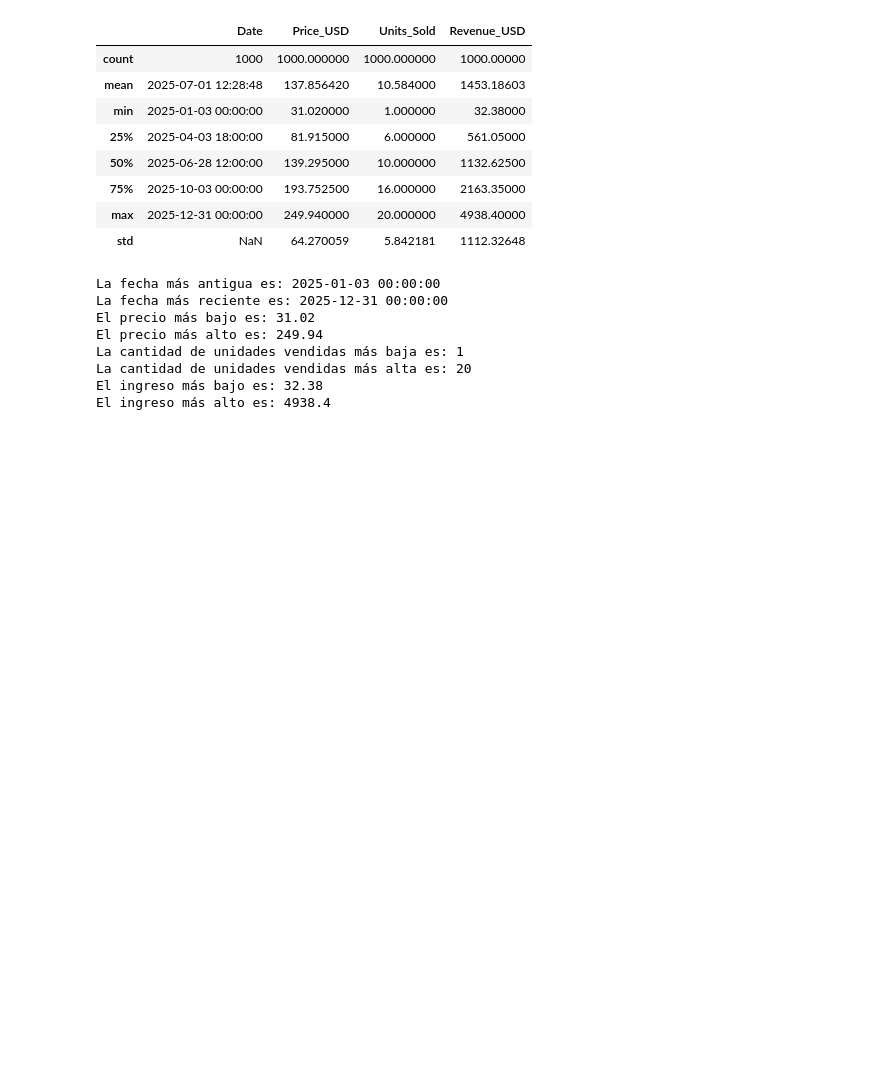
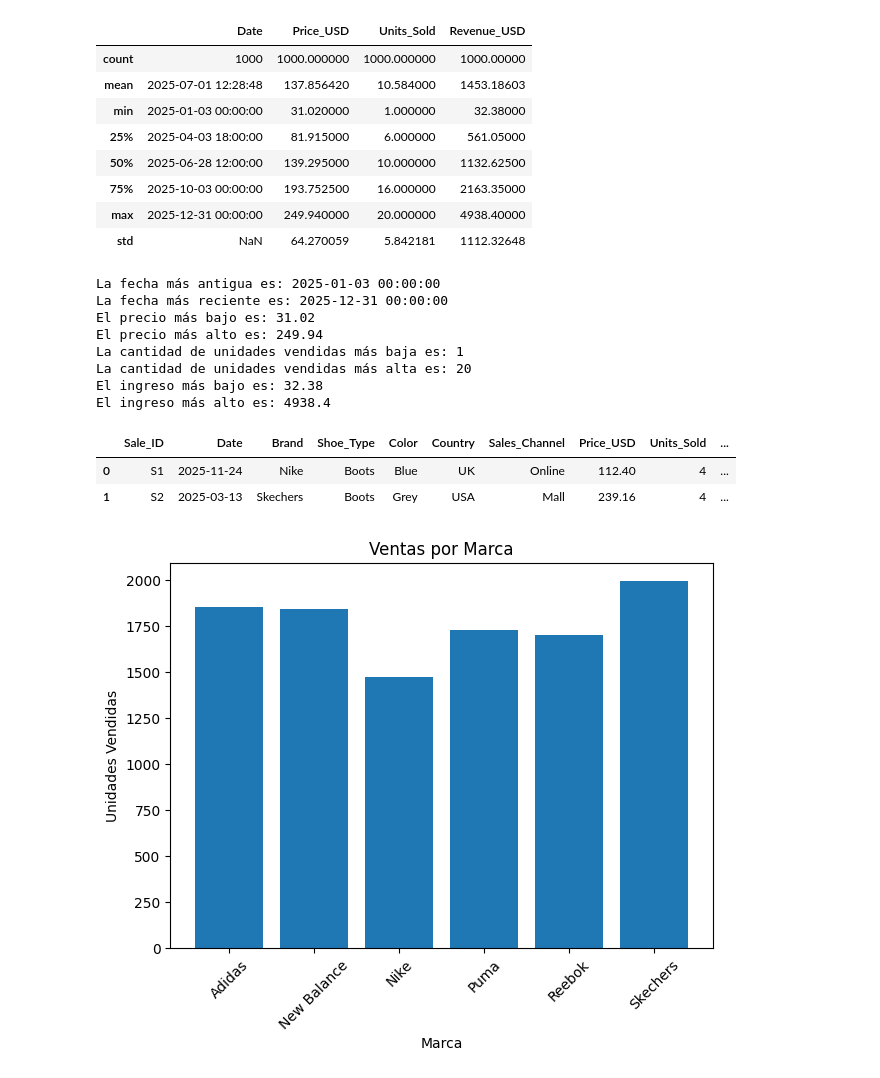
Before and after one commit to mopamerlin-boop/Entregable_Bootcamp, a Jupyter notebook: actividad1_Merlin_Moreno_Palacios.ipynb, the cells around one changed output. Cells and saved outputs as stored; diff of their text form; code cells hidden in the pictures; blank space fills up the shorter version.

```diff
--- a/actividad1_Merlin_Moreno_Palacios.ipynb
+++ b/actividad1_Merlin_Moreno_Palacios.ipynb
@@ -116,3 +116,21 @@ La cantidad de unidades vendidas más baja es: 1
 La cantidad de unidades vendidas más alta es: 20
 El ingreso más bajo es: 32.38
 El ingreso más alto es: 4938.4
+# %%
+df.head(2)
+# %% [output]
+|  | Sale_ID | Date | Brand | Shoe_Type | Color | Country | Sales_Channel | Price_USD | Units_Sold | ... |
+| 0 | S1 | 2025-11-24 | Nike | Boots | Blue | UK | Online | 112.40 | 4 | ... |
+| 1 | S2 | 2025-03-13 | Skechers | Boots | Grey | USA | Mall | 239.16 | 4 | ... |
+# %%
+# grafica de barra para mostrar las ventas por cada tipo de marca de zapatos
+brand_sales = df.groupby("Brand")["Units_Sold"].sum().reset_index()
+plt.figure(figsize=(7, 5))
+plt.bar(brand_sales["Brand"], brand_sales["Units_Sold"])
+plt.xlabel("Marca")
+plt.ylabel("Unidades Vendidas")
+plt.title("Ventas por Marca")
+plt.xticks(rotation=45)
+plt.show()
+# %% [output]
+[figure, added]
```
Also changed, not shown: parts of 10 cells of this notebook.
